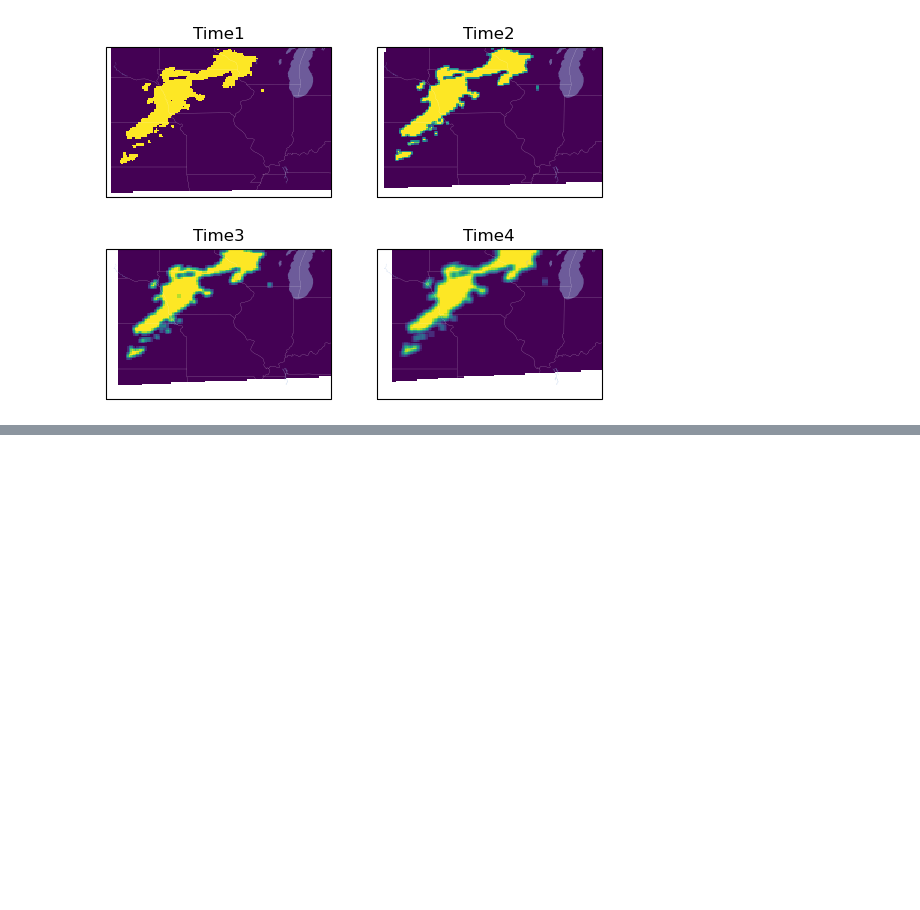
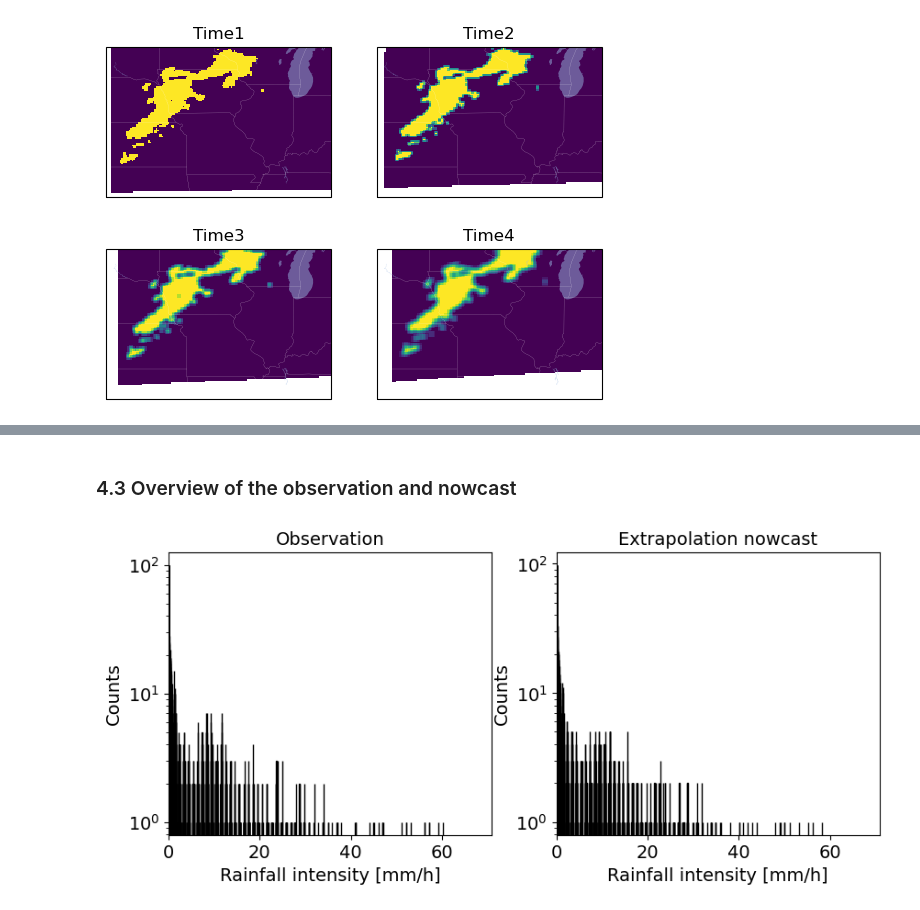
Before and after one commit to KaidiWisc/AOSMiniT, a Jupyter notebook: Pysteps/pystepsT.ipynb, the cells around one changed output, grey strips where cells are left out. Saved outputs shown, nothing was run; the diff lists cells and outputs as text; code cells hidden in the pictures; blank space fills up the shorter version.

```diff
--- a/Pysteps/pystepsT.ipynb
+++ b/Pysteps/pystepsT.ipynb
@@ -238,0 +319,33 @@ plt.show()
+# %% [markdown]
+### 4.3 Overview of the observation and nowcast
+# %%
+# Histogram of the original and predict precipitation
+
+fig,ax=plt.subplots(1,2,figsize=(10,4))
+
+bins= np.concatenate( ([-0.01,0.01], np.linspace(1,71,70))) # set bins
+
+ax[0].hist(precip_ori[-1],bins=bins,log=True, edgecolor='black')
+ax[0].autoscale(tight=True, axis='x')
+
+ax[1].hist(precip_fc[0],bins=bins,log=True, edgecolor='black')
+ax[1].autoscale(tight=True, axis='x')
+
+ax[0].set_xlabel("Rainfall intensity [mm/h]")
+ax[0].set_ylabel("Counts")
+ax[1].set_xlabel("Rainfall intensity [mm/h]")
+ax[1].set_ylabel("Counts")
+
+ax[0].set_title('Observation')
+ax[1].set_title('Extrapolation nowcast')
+# plt.title('Precipitation rain rate histogram in mm/h units')
+plt.show()
+
+# plt.rc('figure', dpi=100)
+# plt.rc('font', size=14) # controls default text sizes
+# plt.rc('axes', titlesize=14) # fontsize of the axes title
+# plt.rc('axes', labelsize=14) # fontsize of the x and y labels
+# plt.rc('xtick', labelsize=14) # fontsize of the tick labels
+# plt.rc('ytick', labelsize=14) # fontsize of the tick labels
+# %% [output]
+[figure, added]
```
Also changed, not shown: parts of 15 cells of this notebook.
